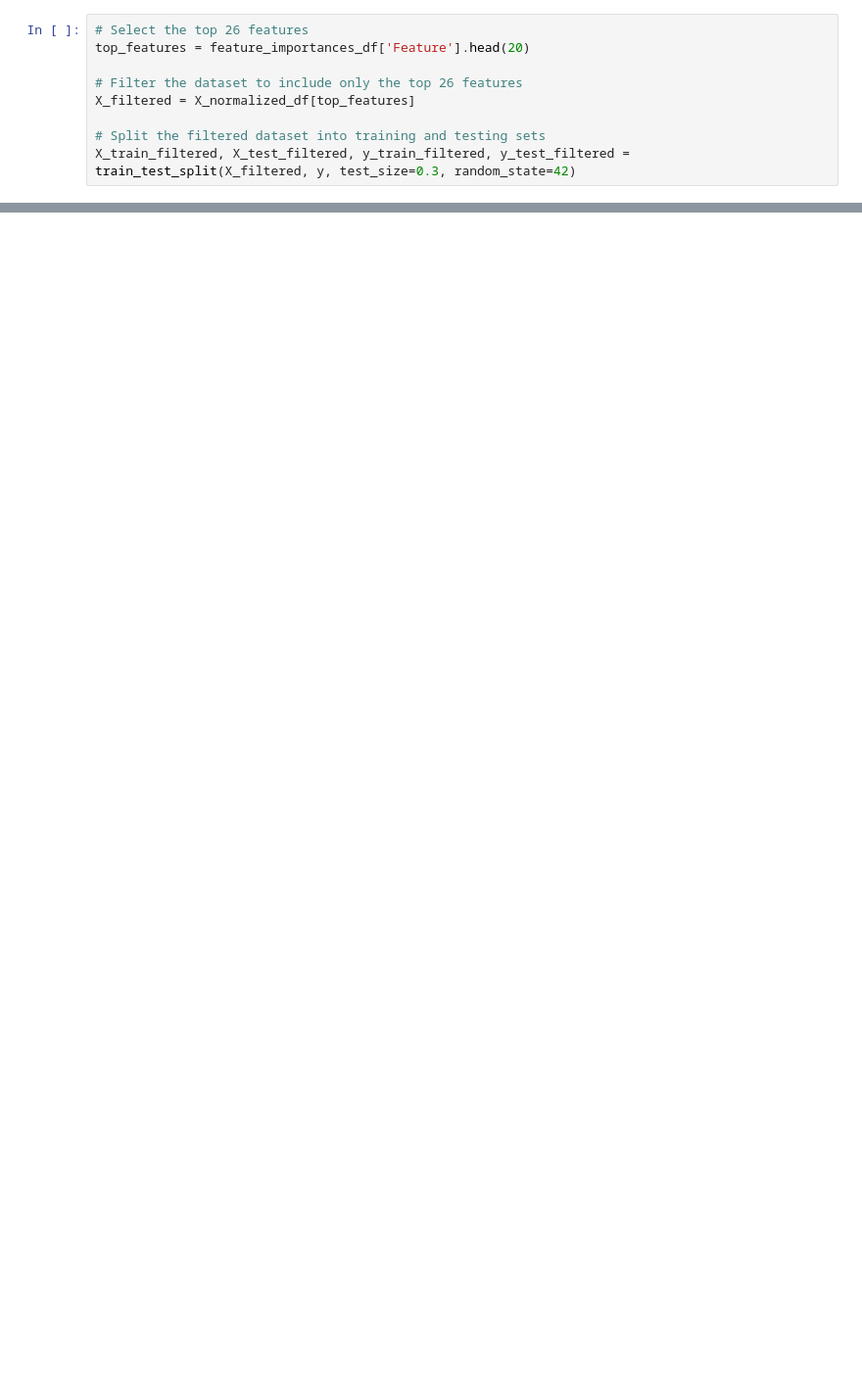
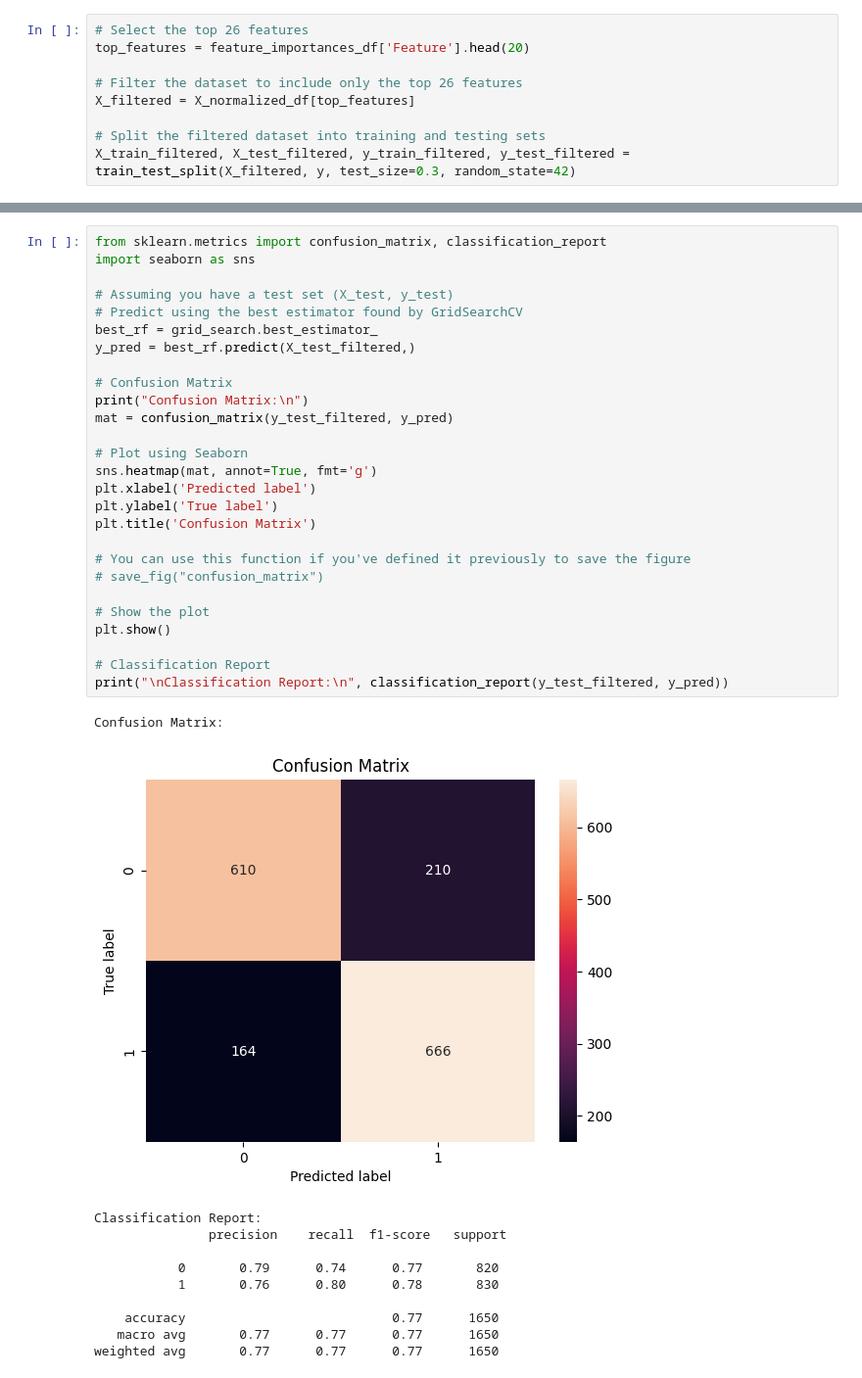
Before and after one commit to TeachFakerPlayingMid/INSY670-Social-Media-Analysis-Group-Assignment, a Jupyter notebook: src/part1.ipynb, the cells around one changed output, grey strips where cells are left out. Shown: that part at 98% size. Drawn from its saved outputs; the diff is of its cells as text; blank space fills up the shorter version.

```diff
--- a/src/part1.ipynb
+++ b/src/part1.ipynb
@@ -342,0 +385,39 @@ plt.show()
+# %%
+from sklearn.metrics import confusion_matrix, classification_report
+import seaborn as sns
+
+# Assuming you have a test set (X_test, y_test)
+# Predict using the best estimator found by GridSearchCV
+best_rf = grid_search.best_estimator_
+y_pred = best_rf.predict(X_test_filtered,)
+
+# Confusion Matrix
+print("Confusion Matrix:\n")
+mat = confusion_matrix(y_test_filtered, y_pred)
+
+# Plot using Seaborn
+sns.heatmap(mat, annot=True, fmt='g')
+plt.xlabel('Predicted label')
+plt.ylabel('True label')
+plt.title('Confusion Matrix')
+
+# You can use this function if you've defined it previously to save the figure
+# save_fig("confusion_matrix")
+
+# Show the plot
+plt.show()
+
+# Classification Report
+print("\nClassification Report:\n", classification_report(y_test_filtered, y_pred))
+# %% [output]
+Confusion Matrix:
+[figure, added]
+Classification Report:
+               precision    recall  f1-score   support
+
+           0       0.79      0.74      0.77       820
+           1       0.76      0.80      0.78       830
+
+    accuracy                           0.77      1650
+   macro avg       0.77      0.77      0.77      1650
+weighted avg       0.77      0.77      0.77      1650
```
Also changed, not shown: parts of 10 cells of this notebook, 1 other file.
